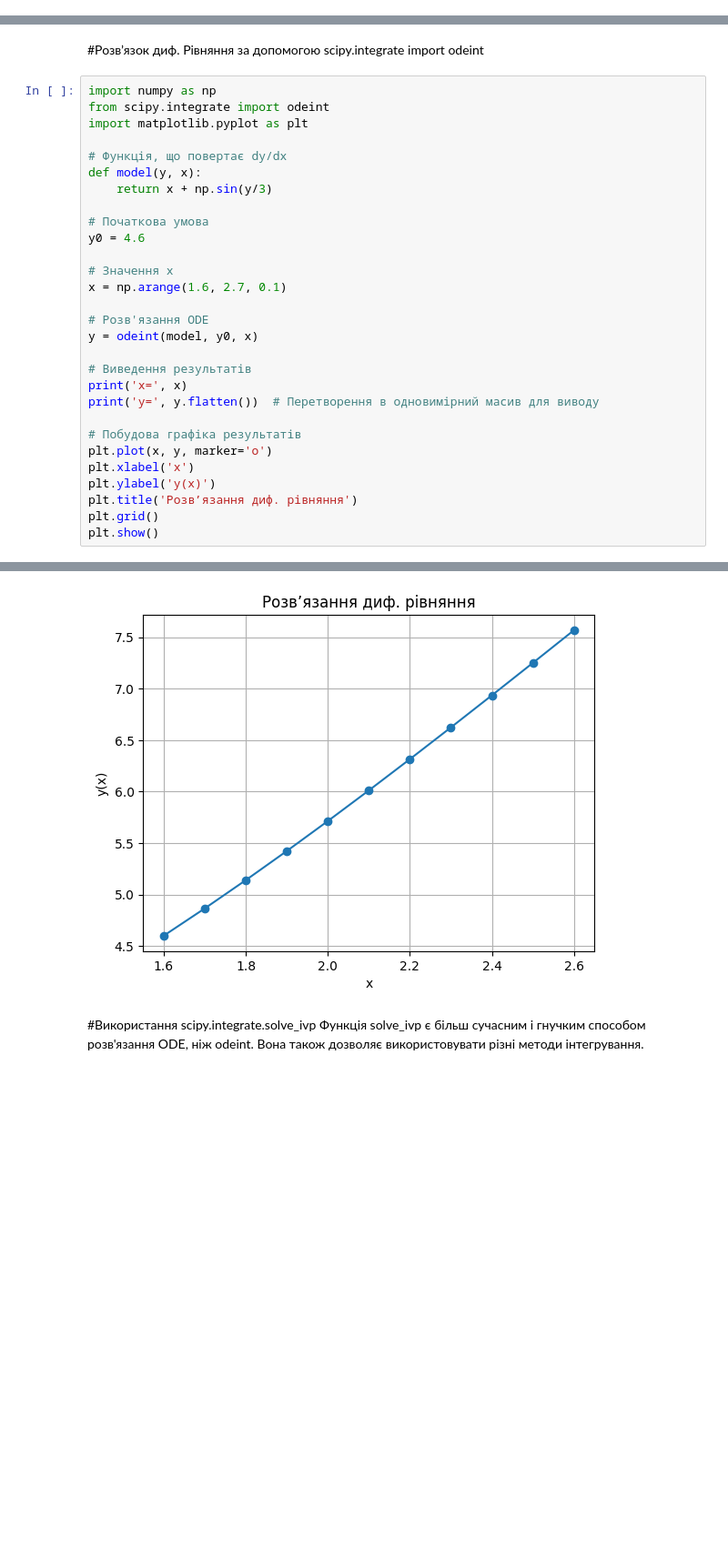
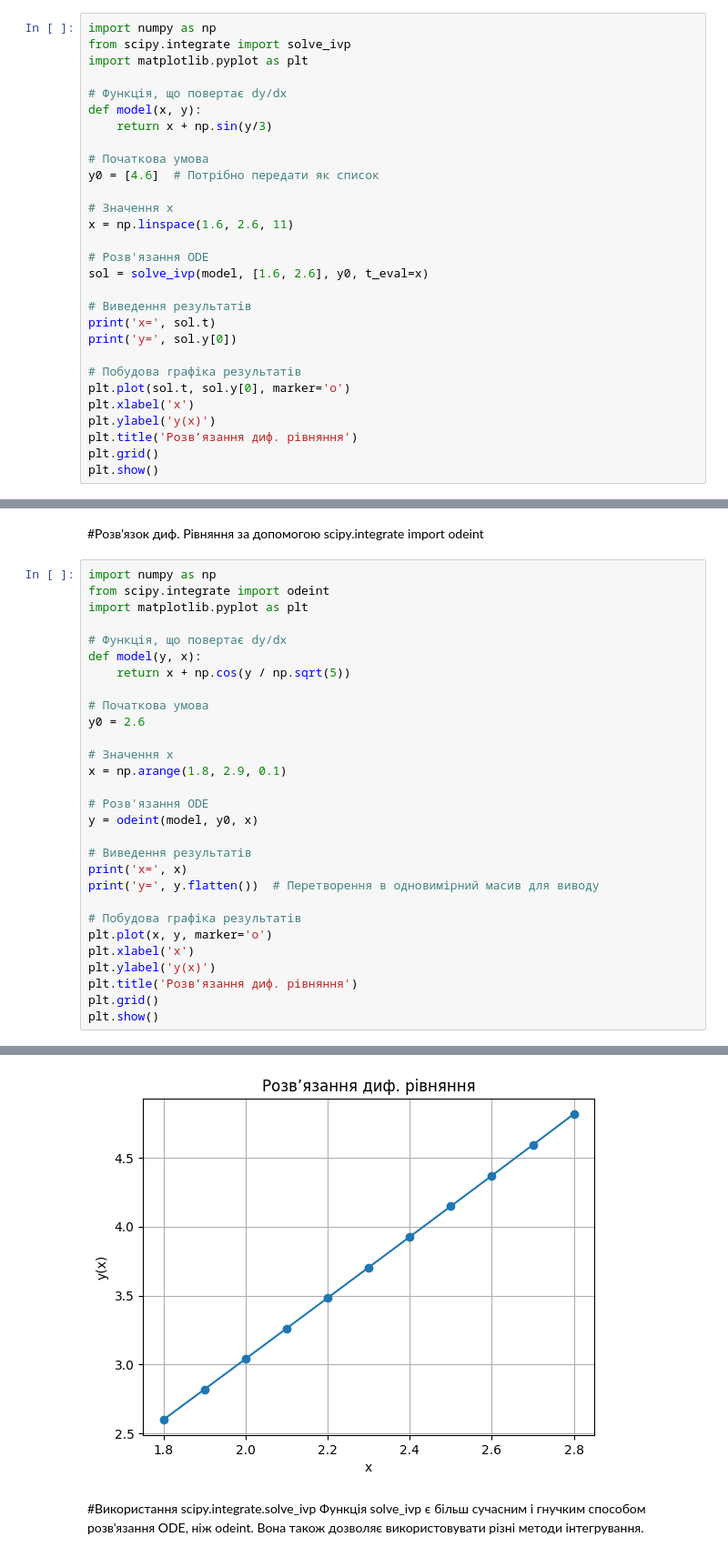
Before and after one commit to AlinaSalaieva/NM, a Jupyter notebook: ЛР13_Салаєва_В12.ipynb, the cells around one changed output, grey strips where cells are left out. Shown: that part at 91% size. Cells and saved outputs as stored; diff of their text form; blank space fills up the shorter version.

```diff
--- a/ЛР13_Салаєва_В12.ipynb
+++ b/ЛР13_Салаєва_В12.ipynb
@@ -52,2 +86,31 @@ y = [4.6    4.8599 5.1298 5.4088 5.6962 5.9908 6.2919 6.5983 6.9092 7.2236
 # %%
 #додати перевірку solve_ivp для перешого завдання
+# %%
+import numpy as np
+from scipy.integrate import solve_ivp
+import matplotlib.pyplot as plt
+
+# Функція, що повертає dy/dx
+def model(x, y):
+    return x + np.sin(y/3)
+
+# Початкова умова
+y0 = [4.6]  # Потрібно передати як список
+
+# Значення x
+x = np.linspace(1.6, 2.6, 11)
+
+# Розв'язання ODE
+sol = solve_ivp(model, [1.6, 2.6], y0, t_eval=x)
+
+# Виведення результатів
+print('x=', sol.t)
+print('y=', sol.y[0])
+
+# Побудова графіка результатів
+plt.plot(sol.t, sol.y[0], marker='o')
+plt.xlabel('x')
+plt.ylabel('y(x)')
+plt.title('Розв’язання диф. рівняння')
+plt.grid()
+plt.show()
@@ -114,13 +182,13 @@ import matplotlib.pyplot as plt
 
 # Функція, що повертає dy/dx
 def model(y, x):
-    return x + np.sin(y/3)
+    return x + np.cos(y / np.sqrt(5))
 
 # Початкова умова
-y0 = 4.6
+y0 = 2.6
 
 # Значення x
-x = np.arange(1.6, 2.7, 0.1)
+x = np.arange(1.8, 2.9, 0.1)
 
 # Розв'язання ODE
 y = odeint(model, y0, x)
@@ -143,4 +211,4 @@ y= [4.6        4.86496546 5.1394669  5.42264357 5.71357114 6.01128142
-[figure, old version]
+[figure, new version]
 # %% [markdown]
 #Використання scipy.integrate.solve_ivp
 Функція solve_ivp є більш сучасним і гнучким способом розв'язання ODE, ніж odeint. Вона також дозволяє використовувати різні методи інтегрування.
```
Also changed, not shown: parts of 4 cells of this notebook.
